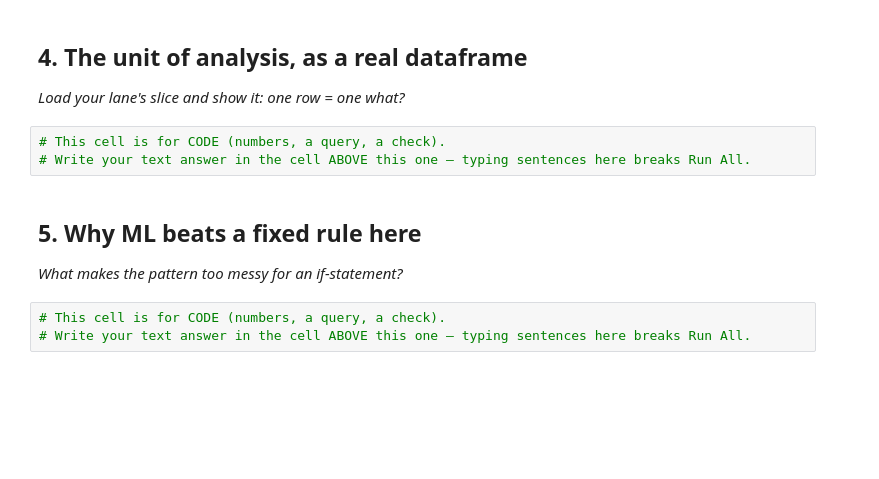
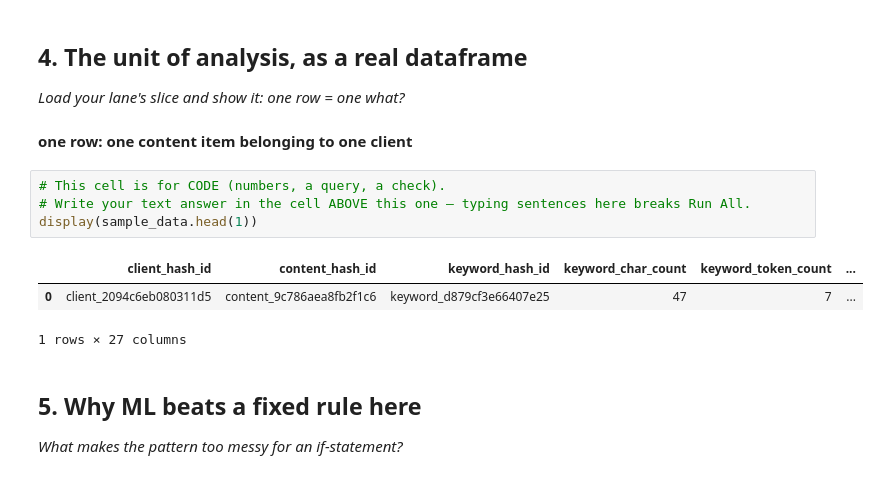
Before and after one commit to MuhammadFaizan0023/FlyRank_ML_internship_repo, a Jupyter notebook: work/notebooks/w02_ml_task_framing.ipynb, the cells around one changed output. Drawn from its saved outputs; the diff is of its cells as text; blank space fills up the shorter version.

```diff
--- a/work/notebooks/w02_ml_task_framing.ipynb
+++ b/work/notebooks/w02_ml_task_framing.ipynb
@@ -31,13 +163,17 @@ This skeleton is yours to fill. Work the sections **in order** — each one has
 ## 4. The unit of analysis, as a real dataframe
 
 *Load your lane's slice and show it: one row = one what?*
+# %% [markdown]
+**one row: one content item belonging to one client**
 # %%
 # This cell is for CODE (numbers, a query, a check).
 # Write your text answer in the cell ABOVE this one — typing sentences here breaks Run All.
+display(sample_data.head(1))
+# %% [output]
+|  | client_hash_id | content_hash_id | keyword_hash_id | keyword_char_count | keyword_token_count | ... |
+| 0 | client_2094c6eb080311d5 | content_9c786aea8fb2f1c6 | keyword_d879cf3e66407e25 | 47 | 7 | ... |
+1 rows × 27 columns
 # %% [markdown]
 ## 5. Why ML beats a fixed rule here
 
 *What makes the pattern too messy for an if-statement?*
-# %%
-# This cell is for CODE (numbers, a query, a check).
-# Write your text answer in the cell ABOVE this one — typing sentences here breaks Run All.
```
Also changed, not shown: parts of 20 cells of this notebook.
